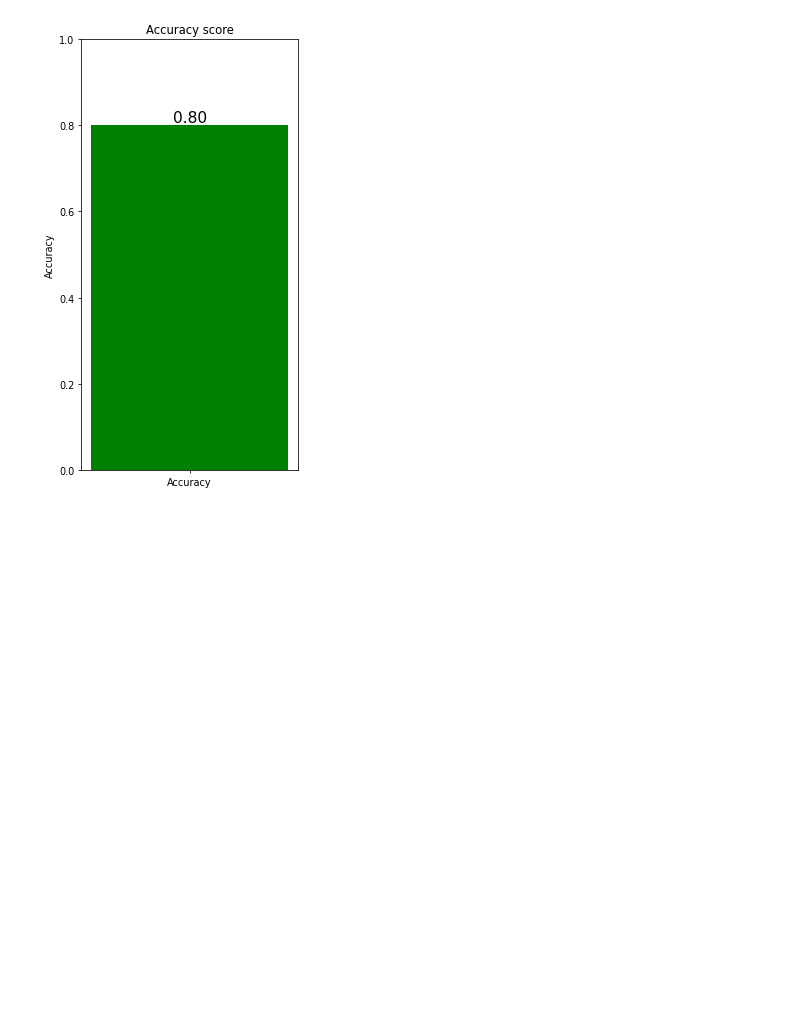
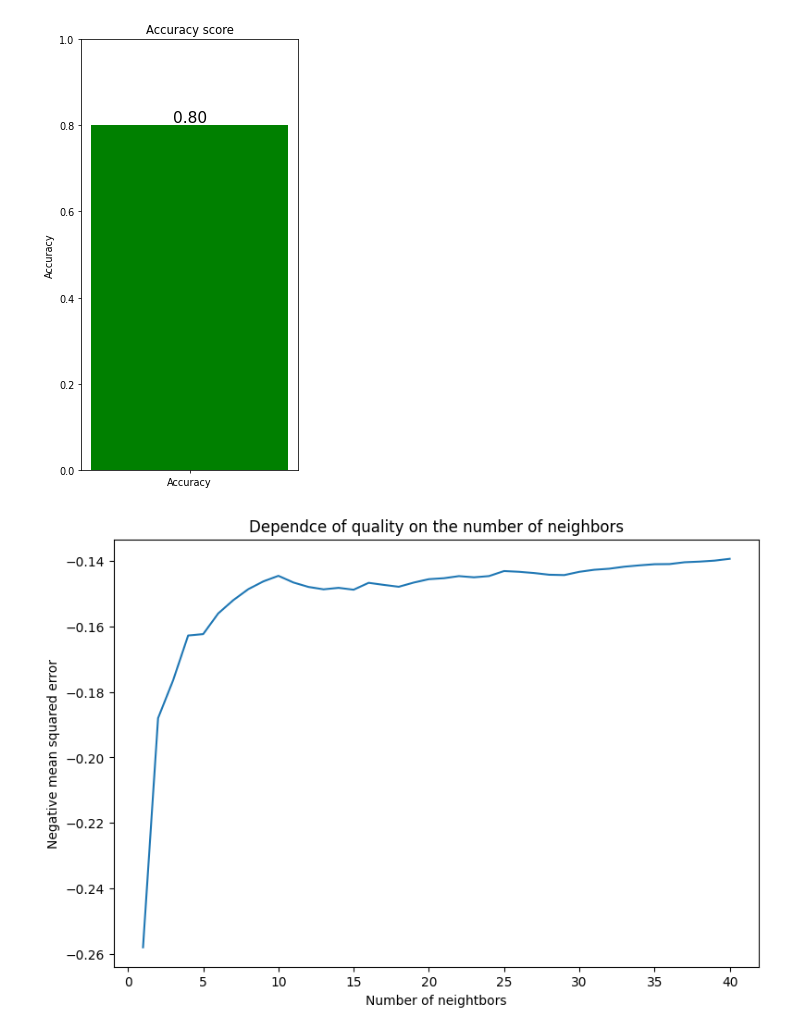
Before and after one commit to SergeyHSE/k_NN.github.io, a Jupyter notebook: k_NN.ipynb, the cells around one changed output. Drawn from its saved outputs; the diff is of its cells as text; code cells hidden in the pictures; blank space fills up the shorter version.

```diff
--- a/k_NN.ipynb
+++ b/k_NN.ipynb
@@ -73,3 +73,12 @@ for n in [i for i in range(1, 41)]:
     knn1 = KNeighborsRegressor(n_neighbors = n)
     scores = cross_val_score(knn1, X_train, y_train, cv=5, scoring='neg_mean_squared_error')
     metrics.append(np.mean(scores))
+# %%
+plt.figure(figsize=(9, 6), dpi=100)
+plt.plot([i for i in range(1, 41)], metrics)
+plt.title('Dependce of quality on the number of neighbors')
+plt.ylabel('Negative mean squared error')
+plt.xlabel('Number of neightbors')
+plt.show()
+# %% [output]
+[figure, added]
```
